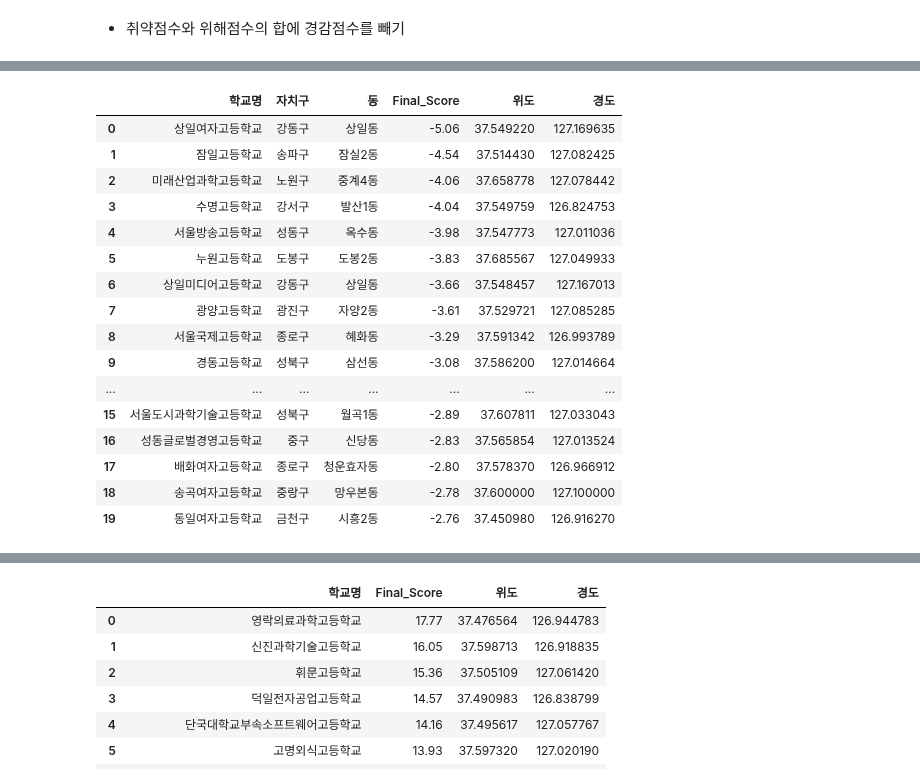
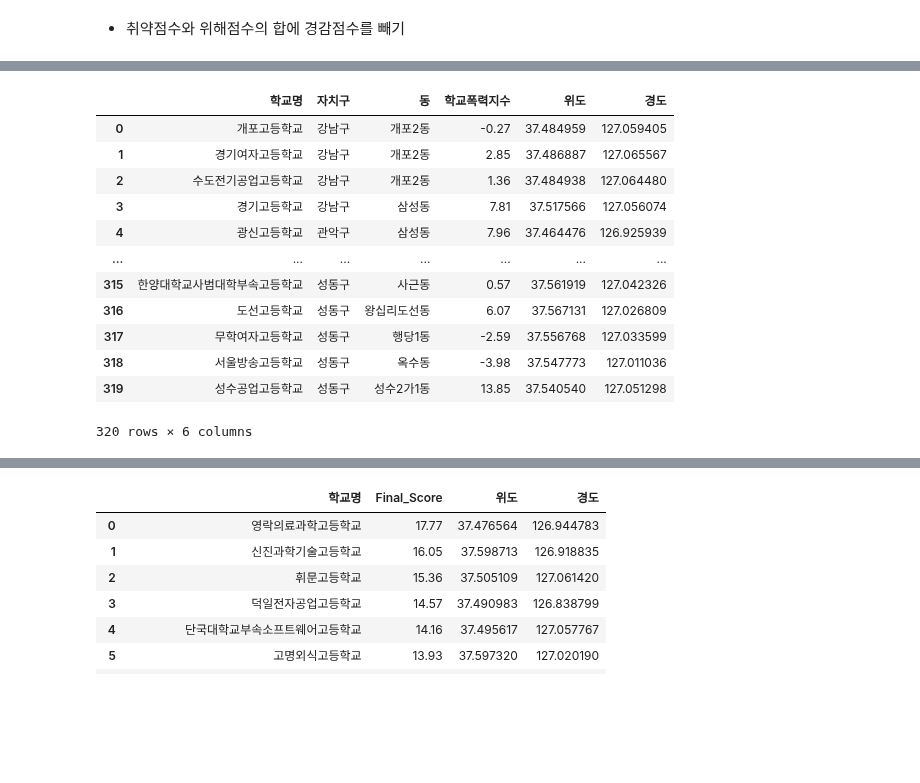
Before and after one commit to nam9296/School_CCTV_Bigdata, a Jupyter notebook: Clustering/2_최종점수산출/Total_Sum.ipynb, the cells around one changed output, grey strips where cells are left out. Saved outputs shown, nothing was run; the diff lists cells and outputs as text; code cells hidden in the pictures; blank space fills up the shorter version.

Commit message:
Model : modify model scoreing

```diff
--- a/Clustering/2_최종점수산출/Total_Sum.ipynb
+++ b/Clustering/2_최종점수산출/Total_Sum.ipynb
@@ -7,7 +7,7 @@ import pandas as pd
 # %% [markdown]
 ##### 1. 데이터 로드 및 전처리
 # %%
-Vulnerability = pd.read_csv('data/Vulnerability_Indicator_final1.csv')
+Vulnerability = pd.read_csv('data/Vulnerability_Indicator_final2.csv')
 Hazard=pd.read_csv('data/hazard_indicator.csv')
 Reduce = pd.read_csv('data/경감지표.csv',encoding='cp949')
 # %% [markdown]
@@ -175,0 +174,2 @@ Vulnerability_Hazard_Reduce
+# %%
+Vulnerability_Hazard_Reduce = Vulnerability_Hazard_Reduce.rename({'Final_Score':'학교폭력지수'},axis=1)
@@ -263,21 +412,17 @@ low_rank20
 # %%
-low_rank20 = low_rank20[['학교명','자치구','동','Final_Score','위도','경도']]
-low_rank20
+All_school = Vulnerability_Hazard_Reduce[['학교명','자치구','동','학교폭력지수','위도','경도']]
+All_school
 # %% [output]
-|  | 학교명 | 자치구 | 동 | Final_Score | 위도 | 경도 |
-| 0 | 상일여자고등학교 | 강동구 | 상일동 | -5.06 | 37.549220 | 127.169635 |
-| 1 | 잠일고등학교 | 송파구 | 잠실2동 | -4.54 | 37.514430 | 127.082425 |
-| 2 | 미래산업과학고등학교 | 노원구 | 중계4동 | -4.06 | 37.658778 | 127.078442 |
-| 3 | 수명고등학교 | 강서구 | 발산1동 | -4.04 | 37.549759 | 126.824753 |
-| 4 | 서울방송고등학교 | 성동구 | 옥수동 | -3.98 | 37.547773 | 127.011036 |
-| 5 | 누원고등학교 | 도봉구 | 도봉2동 | -3.83 | 37.685567 | 127.049933 |
-| 6 | 상일미디어고등학교 | 강동구 | 상일동 | -3.66 | 37.548457 | 127.167013 |
-| 7 | 광양고등학교 | 광진구 | 자양2동 | -3.61 | 37.529721 | 127.085285 |
-| 8 | 서울국제고등학교 | 종로구 | 혜화동 | -3.29 | 37.591342 | 126.993789 |
-| 9 | 경동고등학교 | 성북구 | 삼선동 | -3.08 | 37.586200 | 127.014664 |
+|  | 학교명 | 자치구 | 동 | 학교폭력지수 | 위도 | 경도 |
+| 0 | 개포고등학교 | 강남구 | 개포2동 | -0.27 | 37.484959 | 127.059405 |
+| 1 | 경기여자고등학교 | 강남구 | 개포2동 | 2.85 | 37.486887 | 127.065567 |
+| 2 | 수도전기공업고등학교 | 강남구 | 개포2동 | 1.36 | 37.484938 | 127.064480 |
+| 3 | 경기고등학교 | 강남구 | 삼성동 | 7.81 | 37.517566 | 127.056074 |
+| 4 | 광신고등학교 | 관악구 | 삼성동 | 7.96 | 37.464476 | 126.925939 |
 | ... | ... | ... | ... | ... | ... | ... |
-| 15 | 서울도시과학기술고등학교 | 성북구 | 월곡1동 | -2.89 | 37.607811 | 127.033043 |
-| 16 | 성동글로벌경영고등학교 | 중구 | 신당동 | -2.83 | 37.565854 | 127.013524 |
-| 17 | 배화여자고등학교 | 종로구 | 청운효자동 | -2.80 | 37.578370 | 126.966912 |
-| 18 | 송곡여자고등학교 | 중랑구 | 망우본동 | -2.78 | 37.600000 | 127.100000 |
-| 19 | 동일여자고등학교 | 금천구 | 시흥2동 | -2.76 | 37.450980 | 126.916270 |
+| 315 | 한양대학교사범대학부속고등학교 | 성동구 | 사근동 | 0.57 | 37.561919 | 127.042326 |
+| 316 | 도선고등학교 | 성동구 | 왕십리도선동 | 6.07 | 37.567131 | 127.026809 |
+| 317 | 무학여자고등학교 | 성동구 | 행당1동 | -2.59 | 37.556768 | 127.033599 |
+| 318 | 서울방송고등학교 | 성동구 | 옥수동 | -3.98 | 37.547773 | 127.011036 |
+| 319 | 성수공업고등학교 | 성동구 | 성수2가1동 | 13.85 | 37.540540 | 127.051298 |
+320 rows × 6 columns
```
Also changed, not shown: parts of 36 cells of this notebook.
